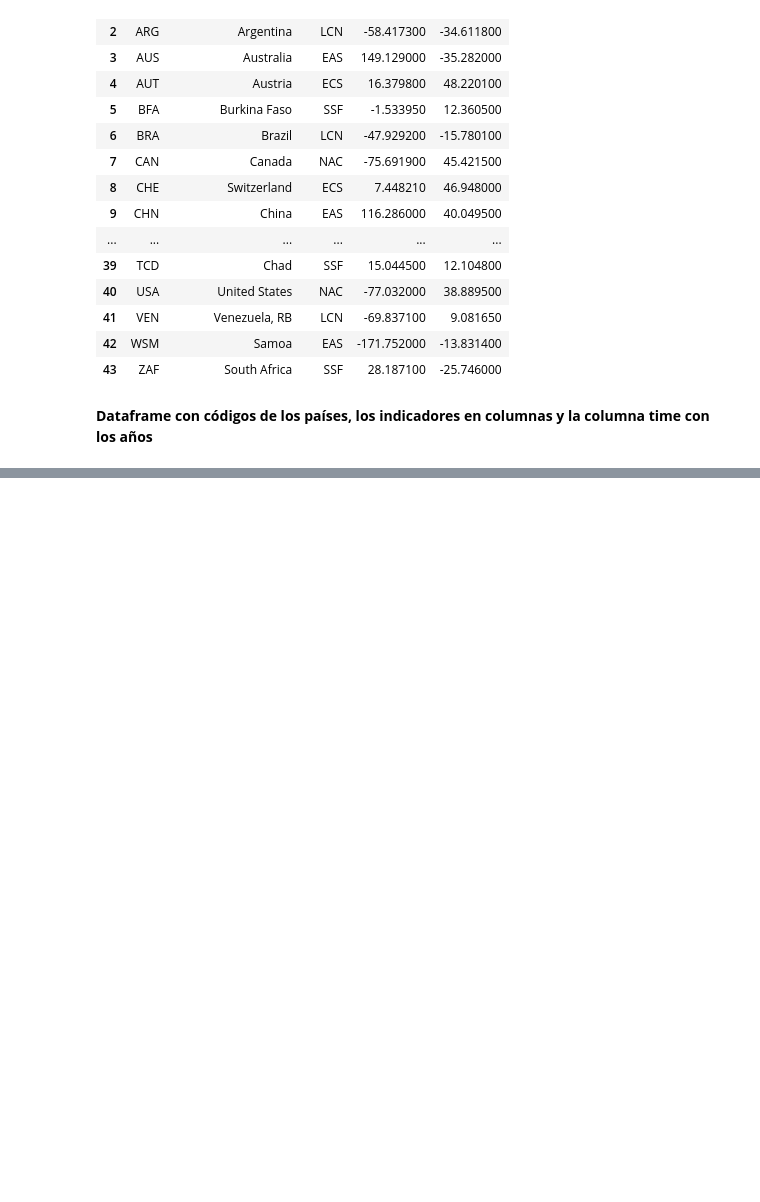
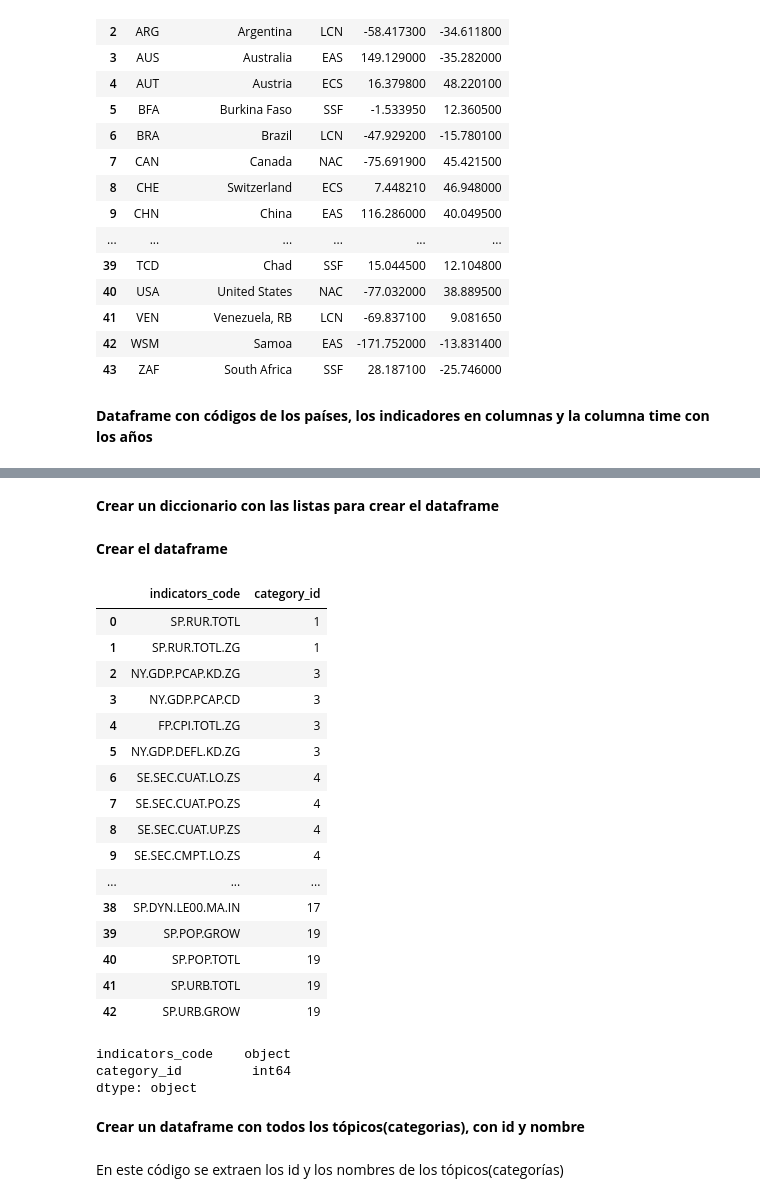
Before and after one commit to fercof87/PF-Esperanza-De-Vida, a Jupyter notebook: data api/data_api_opt.ipynb, the cells around one changed output, grey strips where cells are left out. Drawn from its saved outputs; the diff is of its cells as text; code cells hidden in the pictures; blank space fills up the shorter version.

```diff
--- a/data api/data_api_opt.ipynb
+++ b/data api/data_api_opt.ipynb
@@ -74,0 +137,63 @@ df_wdi
+# %%
+topic_id = 1
+indicators_code = []
+category_id = []
+i = 0
+while topic_id <= 21:
+    indicators_by_topic = wb.series.info(topic=topic_id)
+    for item in indicators_by_topic.items:
+        indicator_id = indicators_by_topic.items[i]['id']
+        indicator_info = indicators_by_topic.items[i]['value']
+
+        if indicator_id in indicators_list:
+            indicators_code.append(indicator_id)
+            category_id.append(topic_id)
+
+        i += 1
+
+    topic_id += 1
+    i = 0
+# print(indicators_code)
+# print(category_id)
+# %% [markdown]
+**Crear un diccionario con las listas para crear el dataframe**
+# %%
+# crear diccionario
+dict_category_ind = {
+    "indicators_code": indicators_code,
+    "category_id": category_id
+}
+# %% [markdown]
+**Crear el dataframe**
+# %%
+df_indicator_category_id = pd.DataFrame(dict_category_ind)
+df_indicator_category_id
+# %% [output]
+|  | indicators_code | category_id |
+| 0 | SP.RUR.TOTL | 1 |
+| 1 | SP.RUR.TOTL.ZG | 1 |
+| 2 | NY.GDP.PCAP.KD.ZG | 3 |
+| 3 | NY.GDP.PCAP.CD | 3 |
+| 4 | FP.CPI.TOTL.ZG | 3 |
+| 5 | NY.GDP.DEFL.KD.ZG | 3 |
+| 6 | SE.SEC.CUAT.LO.ZS | 4 |
+| 7 | SE.SEC.CUAT.PO.ZS | 4 |
+| 8 | SE.SEC.CUAT.UP.ZS | 4 |
+| 9 | SE.SEC.CMPT.LO.ZS | 4 |
+| ... | ... | ... |
+| 38 | SP.DYN.LE00.MA.IN | 17 |
+| 39 | SP.POP.GROW | 19 |
+| 40 | SP.POP.TOTL | 19 |
+| 41 | SP.URB.TOTL | 19 |
+| 42 | SP.URB.GROW | 19 |
+# %%
+# verifico los tipos de datos, el id debe ser int
+df_indicator_category_id.dtypes
+# %% [output]
+indicators_code    object
+category_id         int64
+dtype: object
+# %% [markdown]
+**Crear un dataframe con todos los tópicos(categorias), con id y nombre**
+# %% [markdown]
+En este código se extraen los id y los nombres de los tópicos(categorías)
```
Also changed, not shown: parts of 22 cells of this notebook.
